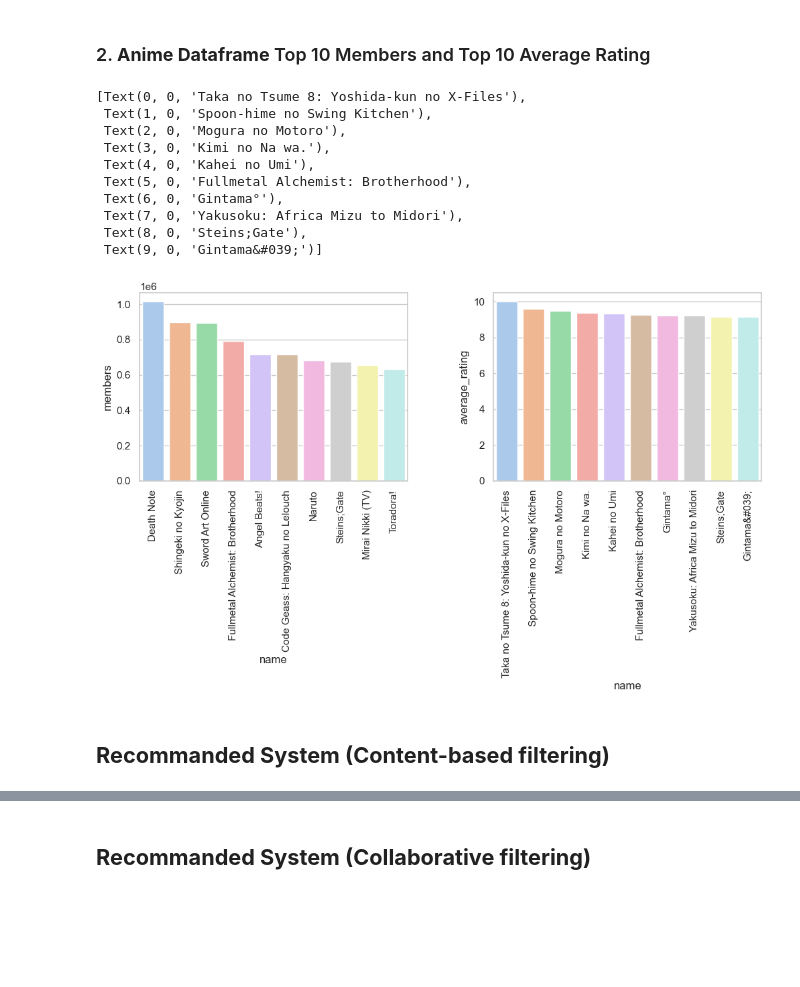
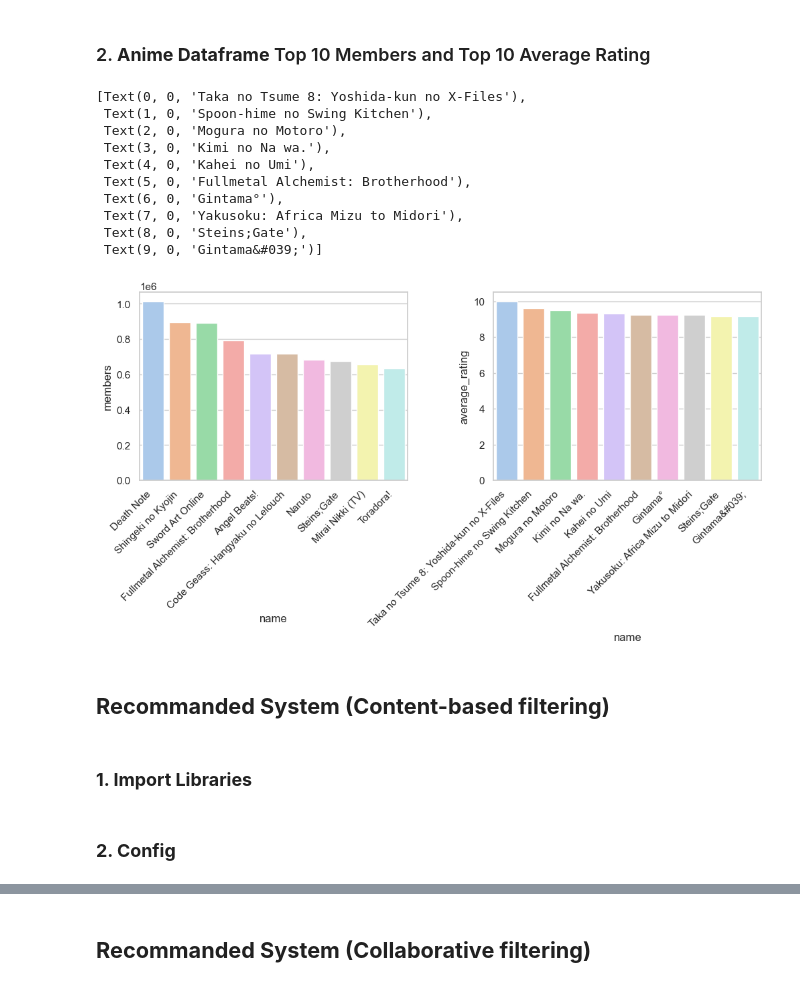
Before and after one commit to phukphoom/anime-recommander-system, a Jupyter notebook: AnimeRecommenderSystem/anime.ipynb, the cells around one changed output, grey strips where cells are left out. Cells and saved outputs as stored; diff of their text form; code cells hidden in the pictures; blank space fills up the shorter version.

```diff
--- a/AnimeRecommenderSystem/anime.ipynb
+++ b/AnimeRecommenderSystem/anime.ipynb
@@ -315,30 +332,34 @@ Rating Merged Dataframe (after assigning average rating intead of user rating fo
 # %%
 anime_top_10_members_df = anime_df.sort_values(
     by='members', ascending=False).head(10)
 anime_top_10_rating_df = anime_df.sort_values(
     by='average_rating', ascending=False).head(10)
 
 fig, axs = plt.subplots(ncols=2, figsize=CONFIG.PLT_FIG_SIZE)
 fig.tight_layout(pad=5.0)
 
 plt_0 = sns.barplot(data=anime_top_10_members_df, x='name',
                     y='members', order=anime_top_10_members_df['name'], ax=axs[0])
-plt_0.set_xticklabels(plt_0.get_xticklabels(), rotation=90)
+plt_0.set_xticklabels(plt_0.get_xticklabels(),
+                      rotation=45, horizontalalignment='right')
 
 plt_1 = sns.barplot(data=anime_top_10_rating_df, x='name',
                     y='average_rating', order=anime_top_10_rating_df['name'], ax=axs[1])
-plt_1.set_xticklabels(plt_1.get_xticklabels(), rotation=90)
+plt_1.set_xticklabels(plt_1.get_xticklabels(),
+                      rotation=45, horizontalalignment='right')
 # %% [output]
 [Text(0, 0, 'Taka no Tsume 8: Yoshida-kun no X-Files'),
  Text(1, 0, 'Spoon-hime no Swing Kitchen'),
  Text(2, 0, 'Mogura no Motoro'),
  Text(3, 0, 'Kimi no Na wa.'),
  Text(4, 0, 'Kahei no Umi'),
  Text(5, 0, 'Fullmetal Alchemist: Brotherhood'),
  Text(6, 0, 'Gintama°'),
  Text(7, 0, 'Yakusoku: Africa Mizu to Midori'),
  Text(8, 0, 'Steins;Gate'),
  Text(9, 0, 'Gintama&#039;')]
-[figure, old version]
+[figure, new version]
 # %% [markdown]
 ## **Recommanded System (Content-based filtering)**
+# %% [markdown]
+### **1. Import Libraries**
@@ -344,0 +368,2 @@ plt_1.set_xticklabels(plt_1.get_xticklabels(), rotation=90)
+# %% [markdown]
+### **2. Config**
```
Also changed, not shown: parts of 28 cells of this notebook, 1 other file.
